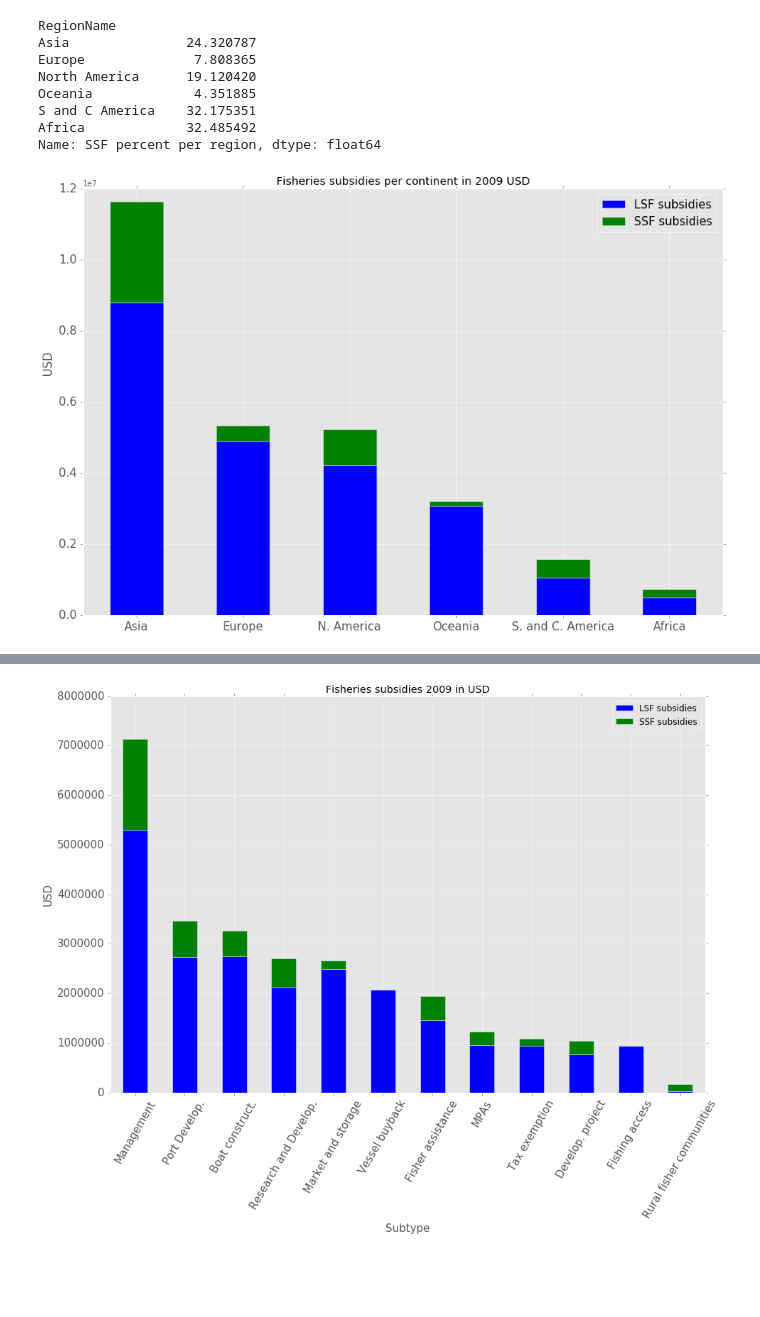
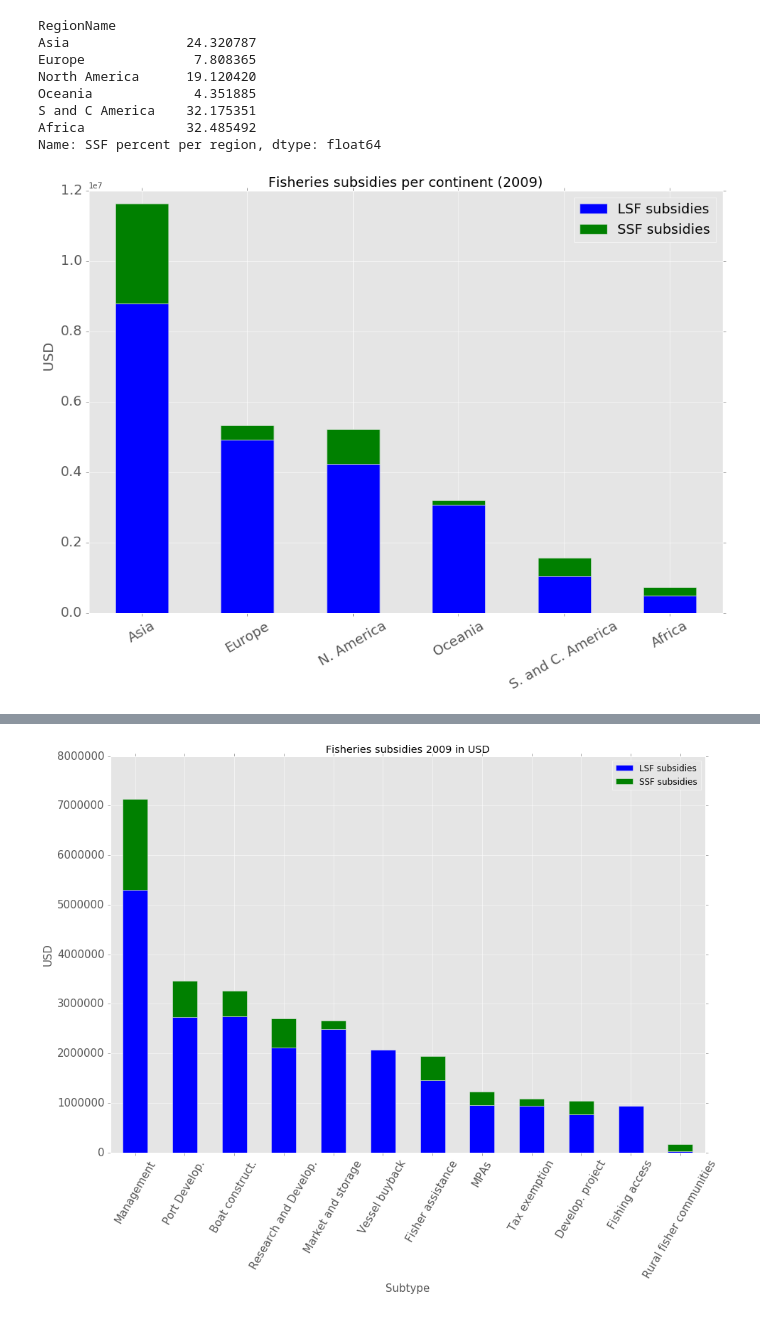
Before and after one commit to annaschu/subsidies, a Jupyter notebook: SSF Subsidies.ipynb, the cells around one changed output, grey strips where cells are left out. Saved outputs shown, nothing was run; the diff lists cells and outputs as text; code cells hidden in the pictures; blank space fills up the shorter version.

```diff
--- a/SSF Subsidies.ipynb
+++ b/SSF Subsidies.ipynb
@@ -149,16 +170,17 @@ S and C America    32.175351
 Africa             32.485492
 Name: SSF percent per region, dtype: float64
 # %%
-ax = SSF_subsidies_regions[['LSF subsidies','SSF subsidies']].plot(kind='bar',title ="Fisheries subsidies per continent in 2009 USD", figsize=(15,10),stacked=True, legend=True, fontsize=15)
-ax.set_ylabel("                     USD",fontsize=15)
+ax = SSF_subsidies_regions[['LSF subsidies','SSF subsidies']].plot(kind='bar',title ="Fisheries subsidies per continent in 2009 USD", figsize=(15,10),stacked=True, legend=True, fontsize=18)
+ax.set_ylabel("                     USD",fontsize=18)
 ax.set_xlabel(" ")
-plt.legend(loc='best',fontsize=15)
-labels=ax.set_xticklabels(['Asia','Europe','N. America','Oceania','S. and C. America','Africa'],rotation=360)
+ax.set_title("Fisheries subsidies per continent (2009)", fontsize=18)
+plt.legend(loc='best',fontsize=18)
+labels=ax.set_xticklabels(['Asia','Europe','N. America','Oceania','S. and C. America','Africa'],rotation=30)
 plt.savefig('Subsidies_Continents.svg', dpi=400, bbox_inches='tight')
 plt.savefig('Subsidies_Continents.pdf', dpi=400, bbox_inches='tight')
 plt.show()
 # %% [output]
-[figure, old version]
+[figure, new version]
 # %%
 Subsidies_per_subtype = SSF_subsidies_estimates_assessed.groupby(['SubType']).sum()
 # %%
```
Also changed, not shown: parts of 11 cells of this notebook, 6 other files.
